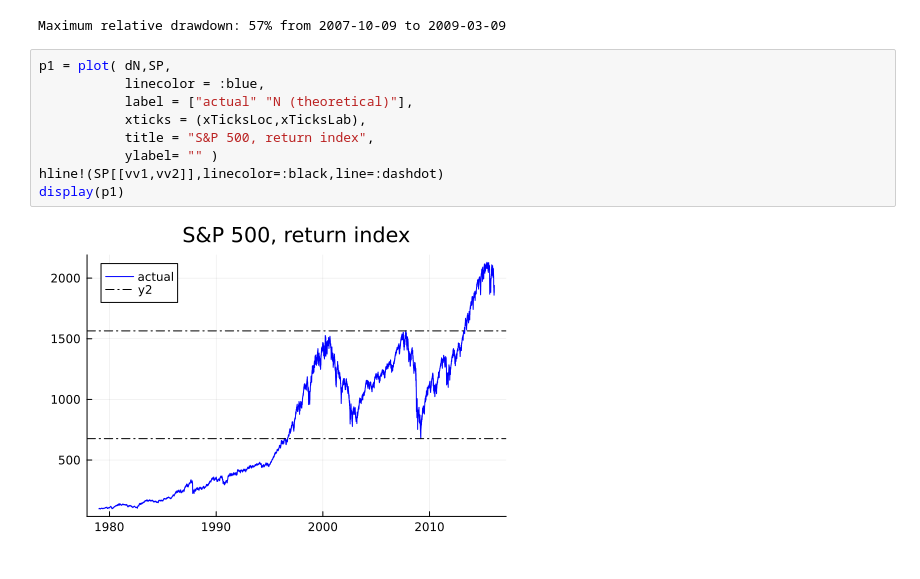
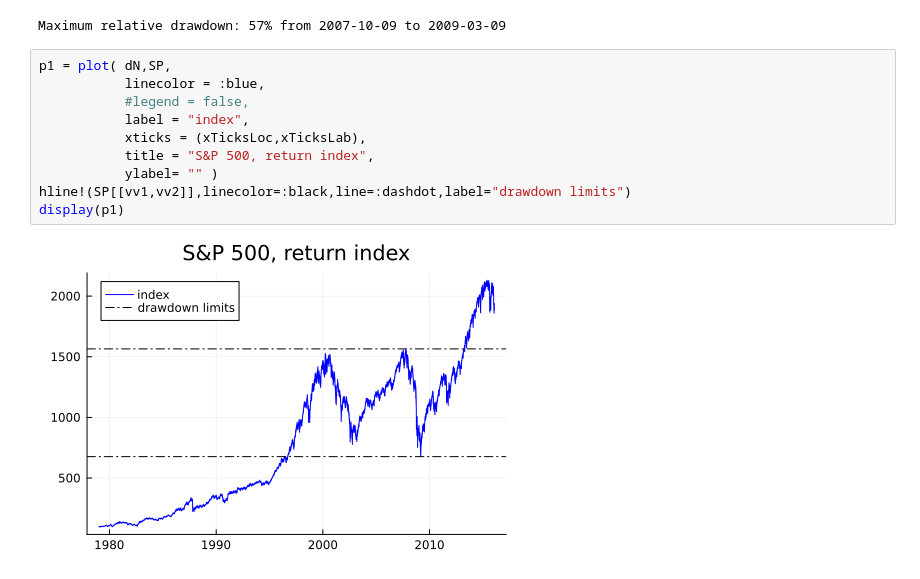
Before and after one commit to PaulSoderlind/FinancialTheoryMSc, a Jupyter notebook: Ch07_RiskMeasures.ipynb, the cells around one changed output. Drawn from its saved outputs; the diff is of its cells as text.

Commit message:
added drawdown

```diff
--- a/Ch07_RiskMeasures.ipynb
+++ b/Ch07_RiskMeasures.ipynb
@@ -342,11 +342,12 @@ Maximum relative drawdown: 57% from 2007-10-09 to 2009-03-09
 # %%
 p1 = plot( dN,SP,
            linecolor = :blue,
-           label = ["actual" "N (theoretical)"],
+           #legend = false,
+           label = "index",
            xticks = (xTicksLoc,xTicksLab),
            title = "S&P 500, return index",
            ylabel= "" )
-hline!(SP[[vv1,vv2]],linecolor=:black,line=:dashdot)
+hline!(SP[[vv1,vv2]],linecolor=:black,line=:dashdot,label="drawdown limits")
 display(p1)
 # %% [output]
-[figure, old version]
+[figure, new version]
```
Also changed, not shown: parts of 1 cell of this notebook.
